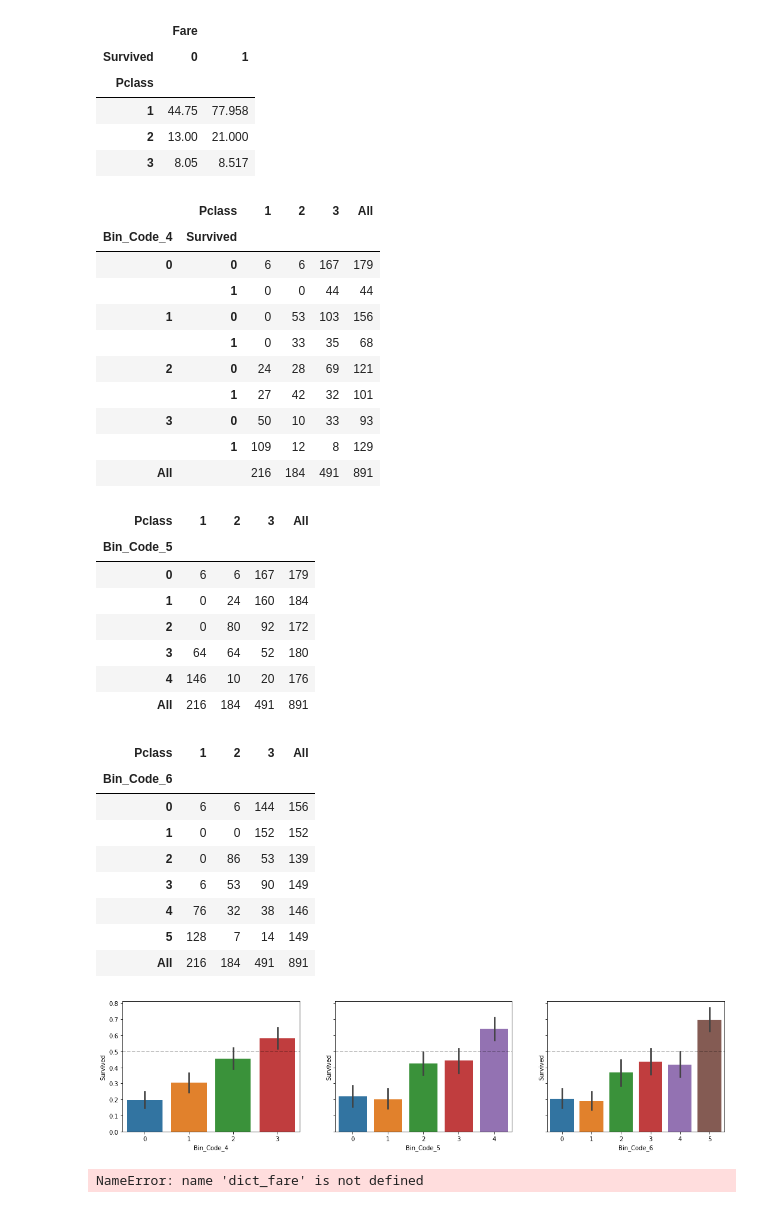
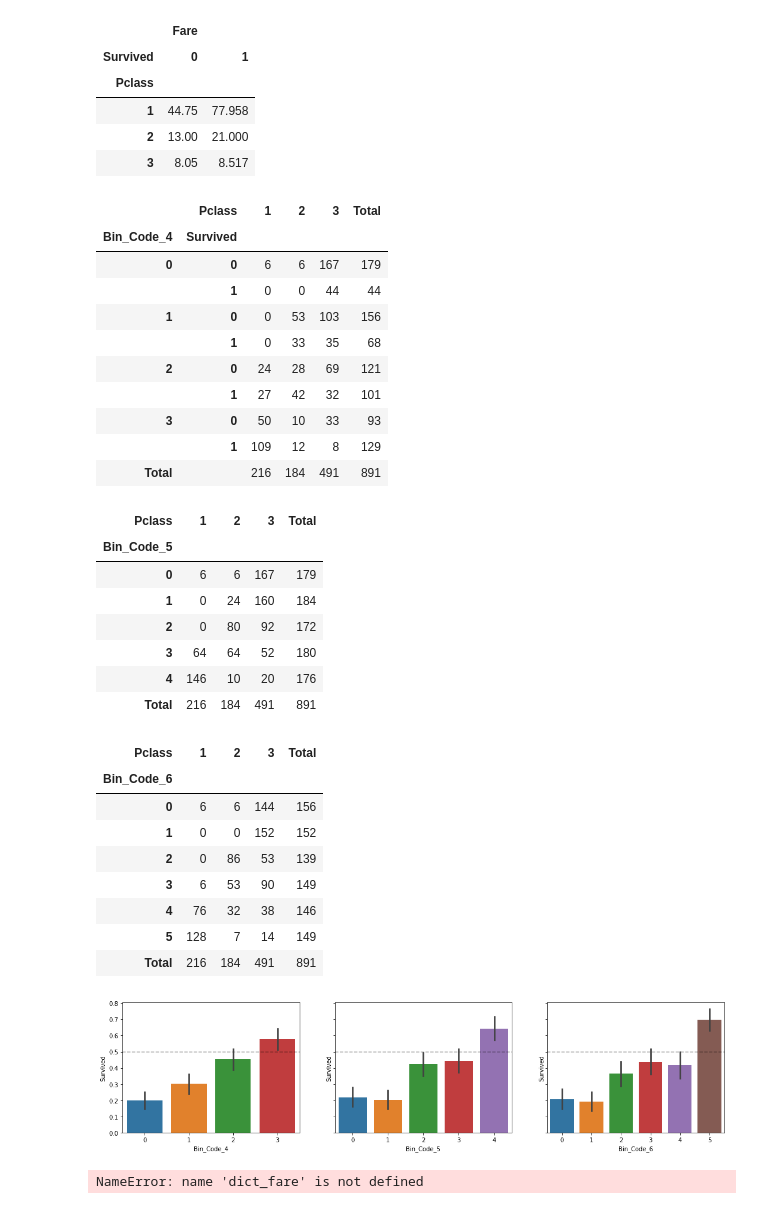
Before and after one commit to morpheus9631/titanic, a Jupyter notebook: ipynb/train_v2.ipynb, the cells around one changed output. Saved outputs shown, nothing was run; the diff lists cells and outputs as text; code cells hidden in the pictures.

```diff
--- a/ipynb/train_v2.ipynb
+++ b/ipynb/train_v2.ipynb
@@ -262,41 +262,41 @@ from sklearn.preprocessing import LabelEncoder
 from IPython.display import display_html
 
 def display_side_by_side(*args):
-    html_str=''
+    html_str = ''
     for df in args:
-        html_str+=df.to_html()
-    display_html(html_str.replace('table','table style="display:inline"'),raw=True)
+        html_str += df.to_html()
+    display_html(html_str.replace('table','table style="display:inline"'), raw=True)
 
 df_fare2['Bin4'] = pd.qcut(df_fare2['Fare'], 4)
 df_fare2['Bin5'] = pd.qcut(df_fare2['Fare'], 5)
 df_fare2['Bin6'] = pd.qcut(df_fare2['Fare'], 6)
 # display(df_fare2.head())
 
 label = LabelEncoder()
 df_fare2['Bin_Code_4'] = label.fit_transform(df_fare2['Bin4'])
 df_fare2['Bin_Code_5'] = label.fit_transform(df_fare2['Bin5'])
 df_fare2['Bin_Code_6'] = label.fit_transform(df_fare2['Bin6'])
 # display(df_fare2.head())
 
 # df_4 = pd.crosstab(df_fare2['Bin_Code_4'], df_fare2['Pclass'], margins=True)
-df_4 = pd.crosstab([df_fare2.Bin_Code_4, df_fare2.Survived], df_fare2['Pclass'], margins=True)
-df_5 = pd.crosstab(df_fare2['Bin_Code_5'], df_fare2['Pclass'], margins=True)
-df_6 = pd.crosstab(df_fare2['Bin_Code_6'], df_fare2['Pclass'], margins=True)
+df_4 = pd.crosstab([df_fare2.Bin_Code_4, df_fare2.Survived], df_fare2['Pclass'], margins=True, margins_name='Total')
+df_5 = pd.crosstab(df_fare2['Bin_Code_5'], df_fare2['Pclass'], margins=True, margins_name='Total')
+df_6 = pd.crosstab(df_fare2['Bin_Code_6'], df_fare2['Pclass'], margins=True, margins_name='Total')
 
 display_side_by_side(df_4, df_5, df_6)
 
 fig, axes = plt.subplots(1, 3, sharey=True)
 fig.set_figwidth(18)
 
 for ax in axes:
     ax.axhline(0.5, linestyle='dashed', c='black', alpha=0.3)
 g0 = sns.barplot(x='Bin_Code_4', y='Survived', data=df_fare2, ax=axes[0])
 g1 = sns.barplot(x='Bin_Code_5', y='Survived', data=df_fare2, ax=axes[1])
 g2 = sns.barplot(x='Bin_Code_6', y='Survived', data=df_fare2, ax=axes[2])
 
 plt.show()
 # %% [output]
-|  | Pclass | 1 | 2 | 3 | All |
+|  | Pclass | 1 | 2 | 3 | Total |
 | Bin_Code_4 | Survived |  |  |  |  |
 | 0 | 0 | 6 | 6 | 167 | 179 |
 |  | 1 | 0 | 0 | 44 | 44 |
@@ -306,16 +306,16 @@ plt.show()
 |  | 1 | 27 | 42 | 32 | 101 |
 | 3 | 0 | 50 | 10 | 33 | 93 |
 |  | 1 | 109 | 12 | 8 | 129 |
-| All |  | 216 | 184 | 491 | 891 |
+| Total |  | 216 | 184 | 491 | 891 |
-| Pclass | 1 | 2 | 3 | All |
+| Pclass | 1 | 2 | 3 | Total |
 | Bin_Code_5 |  |  |  |  |
 | 0 | 6 | 6 | 167 | 179 |
 | 1 | 0 | 24 | 160 | 184 |
 | 2 | 0 | 80 | 92 | 172 |
 | 3 | 64 | 64 | 52 | 180 |
 | 4 | 146 | 10 | 20 | 176 |
-| All | 216 | 184 | 491 | 891 |
+| Total | 216 | 184 | 491 | 891 |
-| Pclass | 1 | 2 | 3 | All |
+| Pclass | 1 | 2 | 3 | Total |
 | Bin_Code_6 |  |  |  |  |
 | 0 | 6 | 6 | 144 | 156 |
 | 1 | 0 | 0 | 152 | 152 |
@@ -323,7 +323,7 @@ plt.show()
 | 3 | 6 | 53 | 90 | 149 |
 | 4 | 76 | 32 | 38 | 146 |
 | 5 | 128 | 7 | 14 | 149 |
-| All | 216 | 184 | 491 | 891 |
+| Total | 216 | 184 | 491 | 891 |
 [figure]
 # %%
 # Training 1
```
